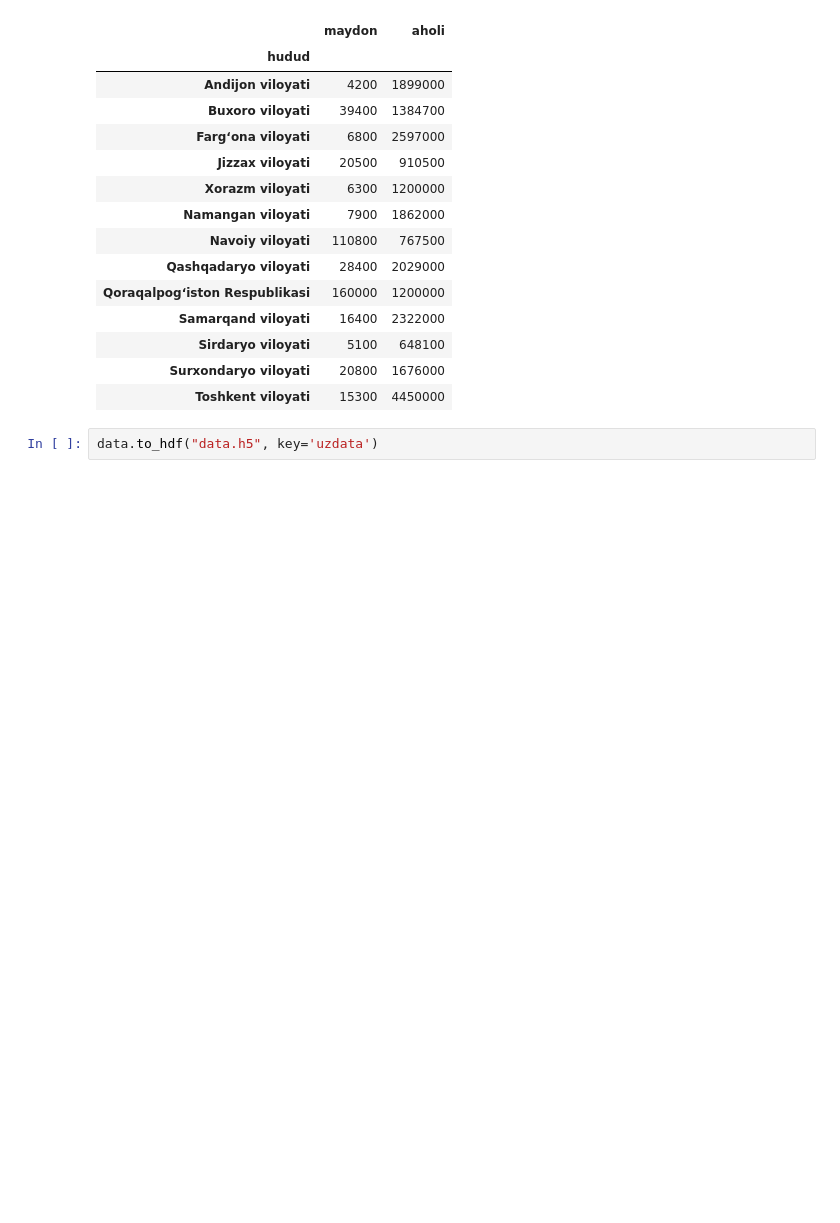
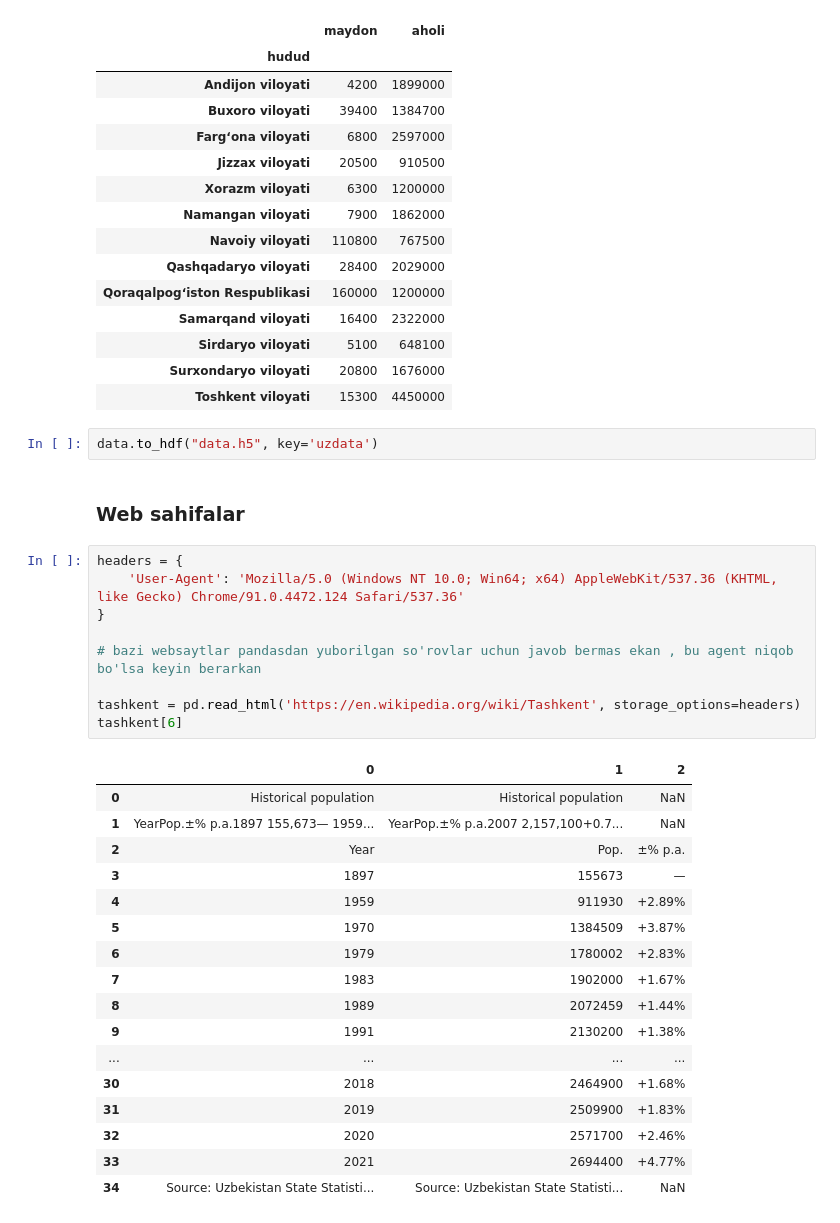
Before and after one commit to Ahmadjon0125/Mohirdev_lessons, a Jupyter notebook: Ma'lumotlarga ishlov berish. Fayllar va ma'lumotlar ombori/1.File.ipynb, the cells around one changed output. Saved outputs shown, nothing was run; the diff lists cells and outputs as text; blank space fills up the shorter version.

Commit message:
Web sahifalar

```diff
--- a/Ma'lumotlarga ishlov berish. Fayllar va ma'lumotlar ombori/1.File.ipynb
+++ b/Ma'lumotlarga ishlov berish. Fayllar va ma'lumotlar ombori/1.File.ipynb
@@ -280,3 +280,32 @@ data
 | Toshkent viloyati | 15300 | 4450000 |
 # %%
 data.to_hdf("data.h5", key='uzdata')
+# %% [markdown]
+### Web sahifalar
+# %%
+headers = {
+    'User-Agent': 'Mozilla/5.0 (Windows NT 10.0; Win64; x64) AppleWebKit/537.36 (KHTML, like Gecko) Chrome/91.0.4472.124 Safari/537.36'
+}
+
+# bazi websaytlar pandasdan yuborilgan so'rovlar uchun javob bermas ekan , bu agent niqob bo'lsa keyin berarkan
+
+tashkent = pd.read_html('https://en.wikipedia.org/wiki/Tashkent', storage_options=headers)
+tashkent[6]
+# %% [output]
+|  | 0 | 1 | 2 |
+| 0 | Historical population | Historical population | NaN |
+| 1 | YearPop.±% p.a.1897 155,673— 1959... | YearPop.±% p.a.2007 2,157,100+0.7... | NaN |
+| 2 | Year | Pop. | ±% p.a. |
+| 3 | 1897 | 155673 | — |
+| 4 | 1959 | 911930 | +2.89% |
+| 5 | 1970 | 1384509 | +3.87% |
+| 6 | 1979 | 1780002 | +2.83% |
+| 7 | 1983 | 1902000 | +1.67% |
+| 8 | 1989 | 2072459 | +1.44% |
+| 9 | 1991 | 2130200 | +1.38% |
+| ... | ... | ... | ... |
+| 30 | 2018 | 2464900 | +1.68% |
+| 31 | 2019 | 2509900 | +1.83% |
+| 32 | 2020 | 2571700 | +2.46% |
+| 33 | 2021 | 2694400 | +4.77% |
+| 34 | Source: Uzbekistan State Statisti... | Source: Uzbekistan State Statisti... | NaN |
```
